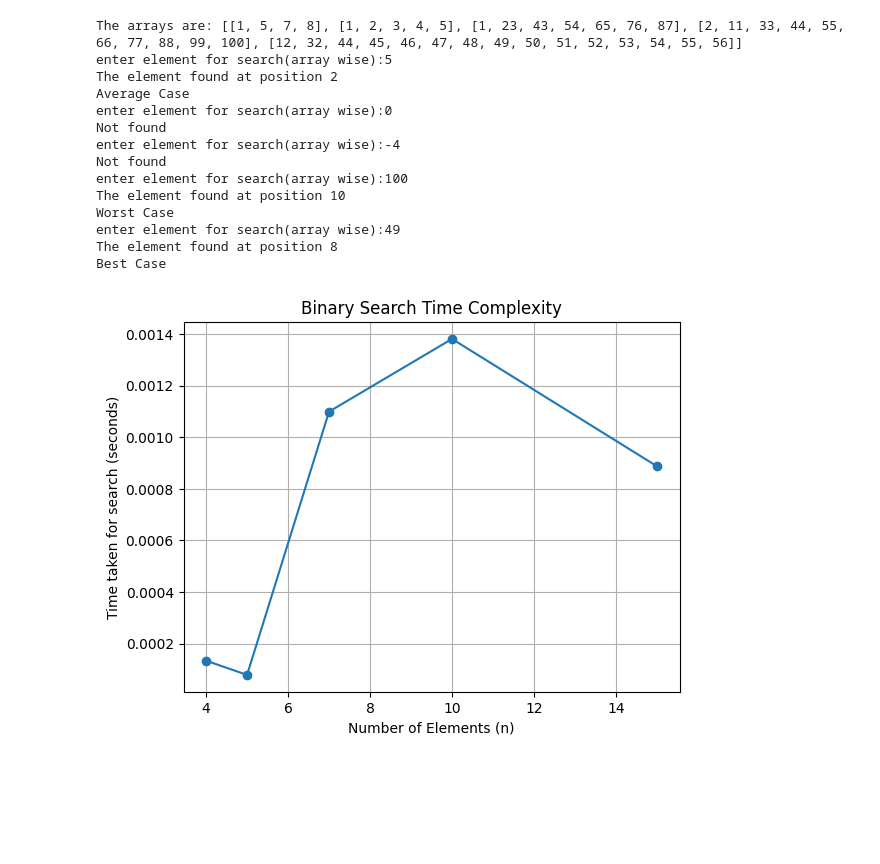
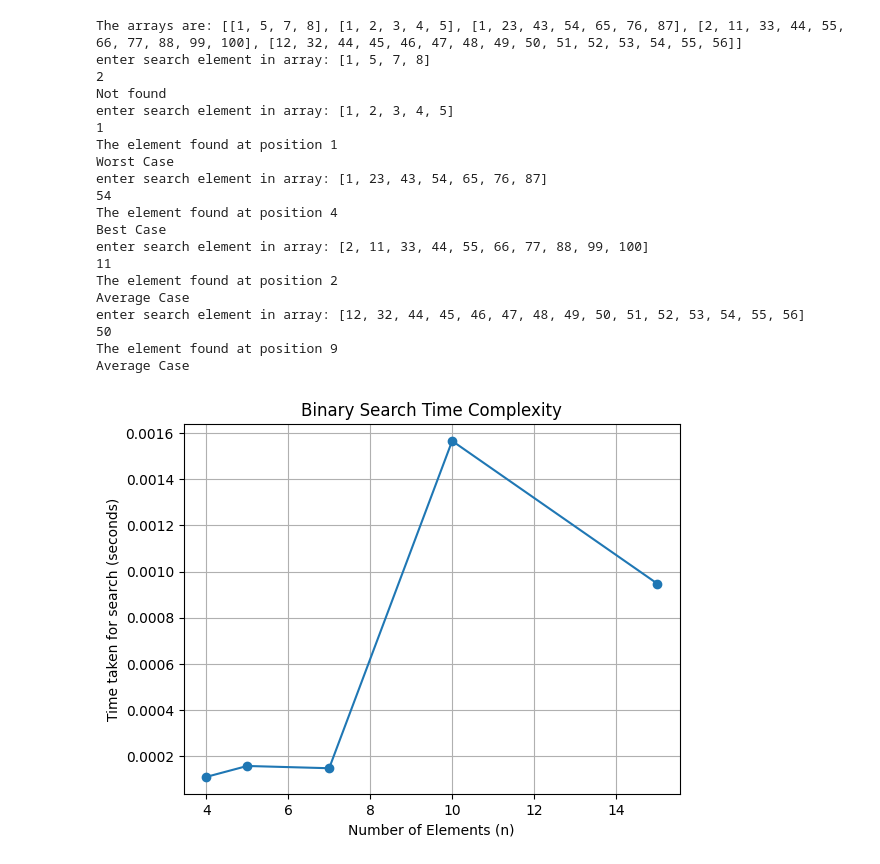
Before and after one commit to susik17/collage_lab_expirements, a Jupyter notebook: recursivebinaryplot.ipynb, the cells around one changed output. Cells and saved outputs as stored; diff of their text form; code cells hidden in the pictures; blank space fills up the shorter version.

```diff
--- a/recursivebinaryplot.ipynb
+++ b/recursivebinaryplot.ipynb
@@ -88,43 +33,50 @@ def timefn(a, s):
     end = time.time()
     cpu_time_used = end - start
     return cpu_time_used
 
 def disp(a):
     print(" ".join(map(str, a)))
 
 def plot_search_time_vs_n():
     sizes = [4, 5, 7,10, 15]  # Sizes of arrays
     arrays = [[1,5,7,8],[1, 2, 3, 4, 5],[1, 23, 43, 54, 65, 76, 87],[2, 11, 33, 44, 55, 66, 77, 88, 99, 100], [12, 32, 44, 45, 46, 47, 48, 49, 50, 51, 52, 53, 54, 55, 56]]
     print("The arrays are:",arrays)
     search_times = []
 
     for size, arr in zip(sizes, arrays):
-        a=int(input("enter element for search(array wise):"))
+        print("enter search element in array:",arr)
+        a=int(input())
         search_time = timefn(arr, a)
         search_times.append(search_time)
 
     plt.plot(sizes, search_times, marker='o')
     plt.title('Binary Search Time Complexity')
     plt.xlabel('Number of Elements (n)')
     plt.ylabel('Time taken for search (seconds)')
     plt.grid(True)
     plt.show()
 
 if __name__ == "__main__":
     plot_search_time_vs_n()
 # %% [output]
 The arrays are: [[1, 5, 7, 8], [1, 2, 3, 4, 5], [1, 23, 43, 54, 65, 76, 87], [2, 11, 33, 44, 55, 66, 77, 88, 99, 100], [12, 32, 44, 45, 46, 47, 48, 49, 50, 51, 52, 53, 54, 55, 56]]
-enter element for search(array wise):5
+enter search element in array: [1, 5, 7, 8]
+2
+Not found
+enter search element in array: [1, 2, 3, 4, 5]
+1
+The element found at position 1
+Worst Case
+enter search element in array: [1, 23, 43, 54, 65, 76, 87]
+54
+The element found at position 4
+Best Case
+enter search element in array: [2, 11, 33, 44, 55, 66, 77, 88, 99, 100]
+11
 The element found at position 2
 Average Case
-enter element for search(array wise):0
-Not found
-enter element for search(array wise):-4
-Not found
-enter element for search(array wise):100
-The element found at position 10
-Worst Case
-enter element for search(array wise):49
-The element found at position 8
-Best Case
+enter search element in array: [12, 32, 44, 45, 46, 47, 48, 49, 50, 51, 52, 53, 54, 55, 56]
+50
+The element found at position 9
+Average Case
-[figure, old version]
+[figure, new version]
```
Also changed, not shown: parts of 1 cell of this notebook.
